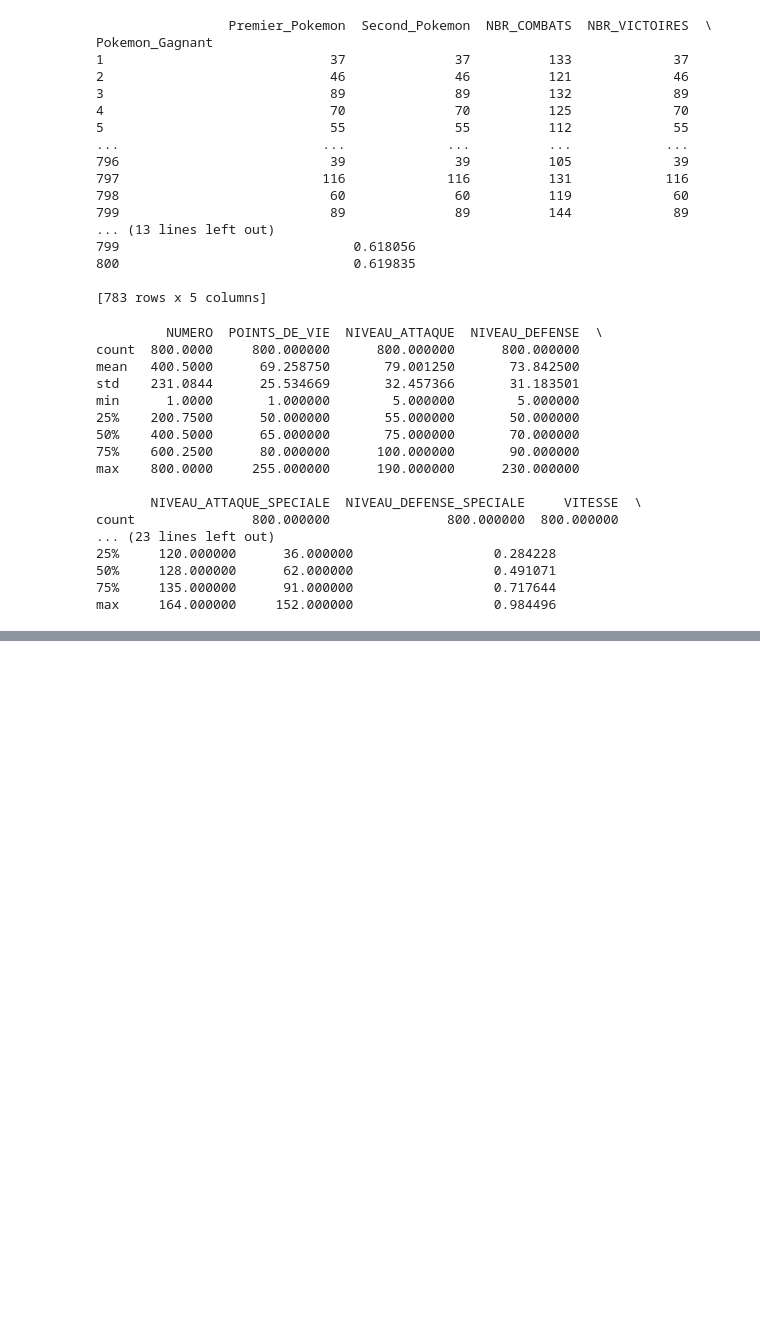
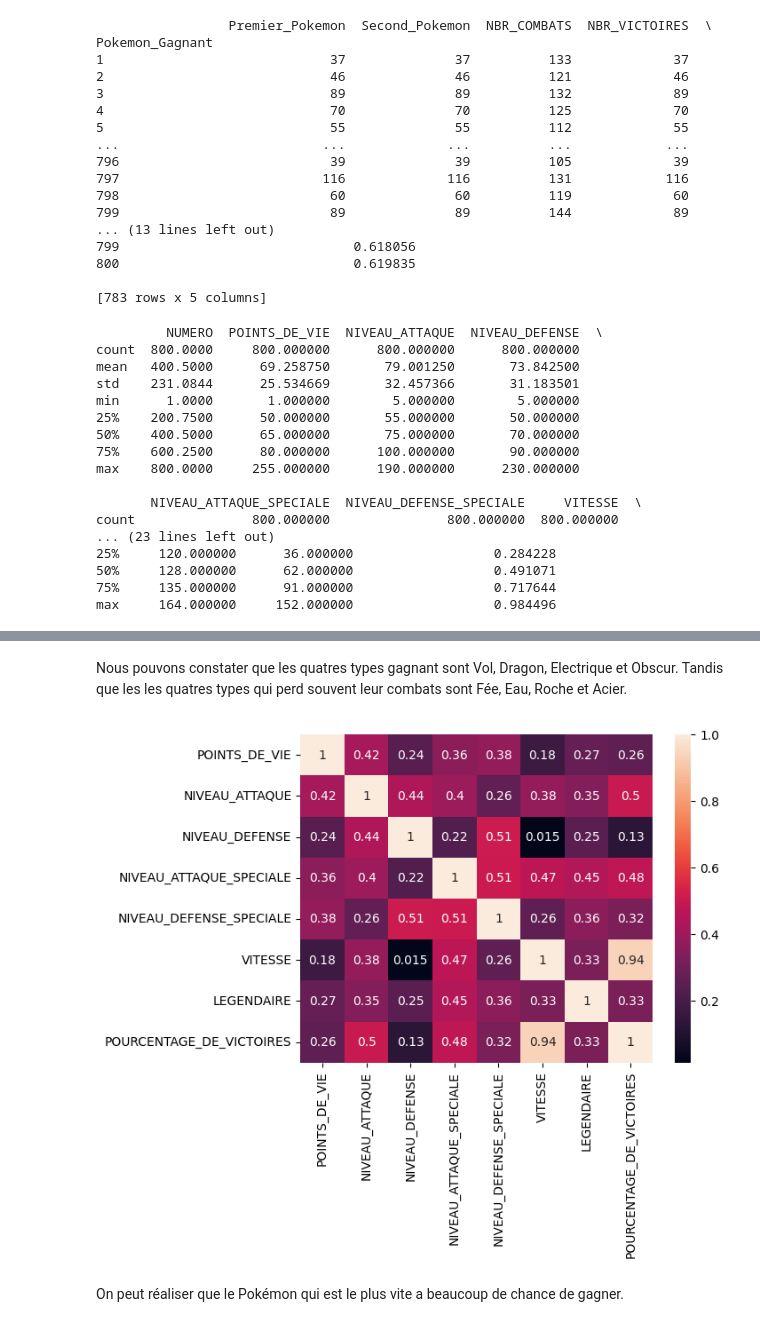
Before and after one commit to cegep-momo/atelier-ml-hkittikhoun, a Jupyter notebook: apprentissage/partie1_2.ipynb, the cells around one changed output, grey strips where cells are left out. Saved outputs shown, nothing was run; the diff lists cells and outputs as text; code cells hidden in the pictures; blank space fills up the shorter version.

```diff
--- a/apprentissage/partie1_2.ipynb
+++ b/apprentissage/partie1_2.ipynb
@@ -330,0 +379,16 @@ max     164.000000     152.000000                  0.984496
+# %% [markdown]
+Nous pouvons constater que les quatres types gagnant sont Vol, Dragon, Electrique et Obscur. Tandis que les les quatres types qui perd souvent leur combats sont Fée, Eau, Roche et Acier.
+# %%
+# Afficher la heatmap des corrélations entre les différentes caractéristiques des pokémons qui vont aider à gagner des combats sans tenir compte du premier type
+corr = nouveauPokedex.loc[:,['POINTS_DE_VIE','NIVEAU_ATTAQUE',
+'NIVEAU_DEFENSE','NIVEAU_ATTAQUE_SPECIALE','NIVEAU_DEFENSE_SPECIALE',
+'VITESSE','LEGENDAIRE','POURCENTAGE_DE_VICTOIRES']].corr()
+
+sns.heatmap(corr,
+xticklabels=corr.columns,
+yticklabels=corr.columns, annot=True)
+plt.show()
+# %% [output]
+[figure, added]
+# %% [markdown]
+On peut réaliser que le Pokémon qui est le plus vite a beaucoup de chance de gagner.
```
Also changed, not shown: parts of 11 cells of this notebook, 1 other file.
